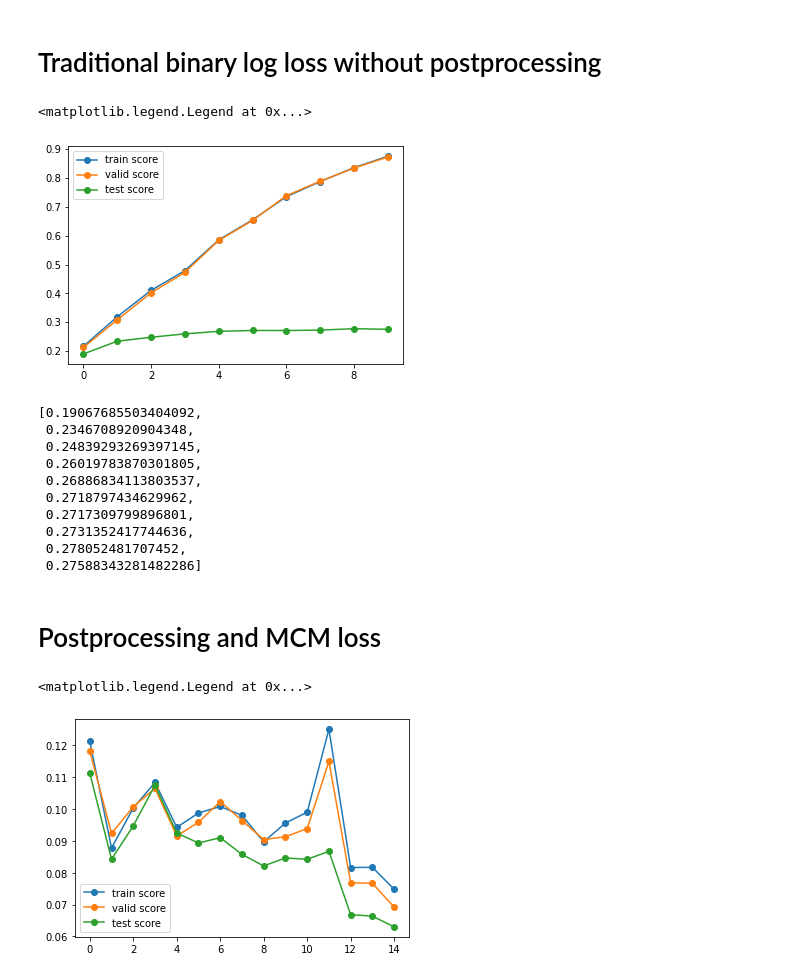
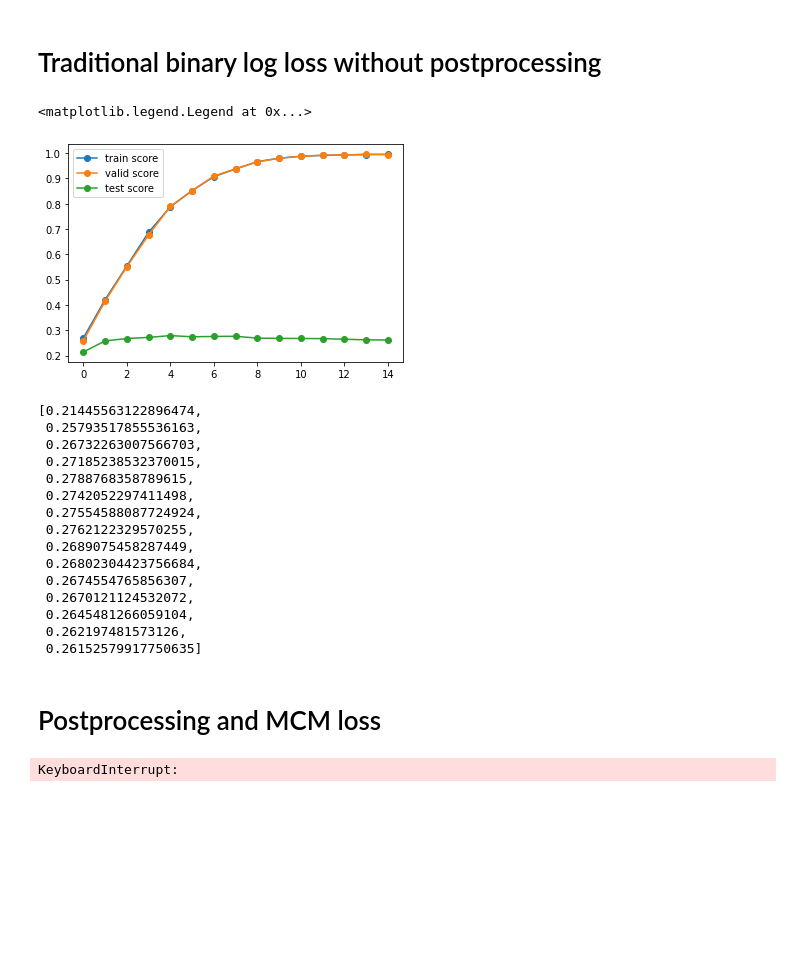
Before and after one commit to llcc402/chery_public, a Jupyter notebook: experiments_true_data.ipynb, the cells around one changed output. Saved outputs shown, nothing was run; the diff lists cells and outputs as text; code cells hidden in the pictures; blank space fills up the shorter version.

Commit message:
experiments with true data

```diff
--- a/experiments_true_data.ipynb
+++ b/experiments_true_data.ipynb
@@ -49,7 +49,7 @@ train_data = tf.data.Dataset.from_tensor_slices(
 # %% [markdown]
 # Traditional binary log loss without postprocessing
 # %%
-model = HMCModel(structure, 500, [2000,500], 0.5)
+model = HMCModel(structure, 500, [2000,500], 0.7)
 optimizer = tf.keras.optimizers.Adam(learning_rate=1e-4, decay=1e-5)
 
 def loss_fn(y_true, y_logits):
@@ -69,48 +69,53 @@ def train_a_step(model, optimizer, x_batch, y_batch):
     return loss
 
 def train_epochs(model, optimizer, train_data, epochs):
-    steps = train.X.shape[0] // 4
+    steps = (train.X.shape[0]+valid.X.shape[0]) // 4
     loss_list = []
     train_score_list = []
     valid_score_list = []
     test_score_list = []
     for epoch in range(epochs):
         loss = 0
         for x_batch, y_batch in train_data.take(steps):
             loss += train_a_step(model, optimizer, x_batch, y_batch)
         loss /= steps
         loss_list.append(loss)
         train_score = custom_score(train.Y, model.predict(train.X))
         valid_score = custom_score(valid.Y, model.predict(valid.X))
         test_score = custom_score(test.Y, model.predict(test.X))
         train_score_list.append(train_score)
         valid_score_list.append(valid_score)
         test_score_list.append(test_score)
     return loss_list, train_score_list, valid_score_list, test_score_list
 
 loss_list, train_score_list, valid_score_list, test_score_list = train_epochs(model,
                                                                               optimizer,
                                                                               train_data,
-                                                                              10)
+                                                                              15)
 plt.plot(train_score_list, '-o', label='train score')
 plt.plot(valid_score_list, '-o', label = 'valid score')
 plt.plot(test_score_list, '-o', label = 'test score')
 plt.legend()
 # %% [output]
 <matplotlib.legend.Legend at 0x...>
-[figure, old version]
+[figure, new version]
 # %%
 test_score_list
 # %% [output]
-[0.19067685503404092,
- 0.2346708920904348,
- 0.24839293269397145,
- 0.26019783870301805,
- 0.26886834113803537,
- 0.2718797434629962,
- 0.2717309799896801,
- 0.2731352417744636,
- 0.278052481707452,
- 0.27588343281482286]
+[0.21445563122896474,
+ 0.25793517855536163,
+ 0.26732263007566703,
+ 0.27185238532370015,
+ 0.2788768358789615,
+ 0.2742052297411498,
+ 0.27554588087724924,
+ 0.2762122329570255,
+ 0.2689075458287449,
+ 0.26802304423756684,
+ 0.2674554765856307,
+ 0.2670121124532072,
+ 0.2645481266059104,
+ 0.262197481573126,
+ 0.26152579917750635]
 # %% [markdown]
 # Postprocessing and MCM loss
@@ -151,15 +122,15 @@ class HMCModel(tf.keras.models.Model):
 # %%
 model = HMCModel(structure, 500, [2000,2000], 0.7)
-optimizer = tf.optimizers.Adam(learning_rate=1e-4, decay=1e-5)
+optimizer = tfa.optimizers.AdamW(learning_rate=1e-5, weight_decay=1e-5)
 
 def mylog(x):
     x = tf.where(x < 1e-30, 1e-30, x)
     return tf.math.log(x)
 
-def cross_y_log(y,prob):
-    ''' return y * log(prob), to avoid 0 * log(0)'''
-    r = tf.where(y != 0, y * mylog(prob), 0)
-    return r
+# def cross_y_log(y,prob):
+#     ''' return y * log(prob), to avoid 0 * log(0)'''
+#     r = tf.where(y != 0, y * mylog(prob), 0)
+#     return r
 
 def loss_fn(y_true, y_logits, structure):
     idx = tf.cast(tf.reduce_sum(y_true, axis=0) != y_true.shape[0], tf.float32) # remove root nodes
@@ -170,8 +141,9 @@ def loss_fn(y_true, y_logits, structure):
     loss = tf.reduce_mean(loss * idx)
     return loss
 
-def loss_fn_funny(y_true, prob, structure):
+def loss_fn_funny(y_true, y_logits, structure):
     idx = tf.squeeze(tf.where(tf.reduce_sum(y_true, axis=0) != y_true.shape[0])) # remove root nodes
+    prob = model.get_prob(y_logits)
     c_out = mymax1(prob, structure)
     t_out = y_true * prob
     t_out = mymax1(t_out, structure)
@@ -185,8 +157,8 @@ def loss_fn_funny(y_true, prob, structure):
 
 def train_a_step(model, optimizer, x_batch, y_batch, structure):
     with tf.GradientTape() as tape:
-        prob = model(x_batch)
-        loss = loss_fn_funny(y_batch, prob, structure)
+        logits = model(x_batch)
+        loss = loss_fn_funny(y_batch, logits, structure)
         variables = model.trainable_variables
         gradients = tape.gradient(loss, variables)
         optimizer.apply_gradients(zip(gradients, variables))
@@ -215,15 +187,14 @@ def train_epochs(model, optimizer, train_data, epochs, structure):
 loss_list, train_score_list, valid_score_list, test_score_list = train_epochs(model,
                                                                               optimizer,
                                                                               train_data,
-                                                                              15,
+                                                                              30,
                                                                               structure)
 plt.plot(train_score_list, '-o', label='train score')
 plt.plot(valid_score_list, '-o', label = 'valid score')
 plt.plot(test_score_list, '-o', label = 'test score')
 plt.legend()
 # %% [output]
-<matplotlib.legend.Legend at 0x...>
+KeyboardInterrupt:
-[figure, removed]
 # %%
 test_score_list
 # %% [output]
```
Also changed, not shown: parts of 19 cells of this notebook, 4 other files.
